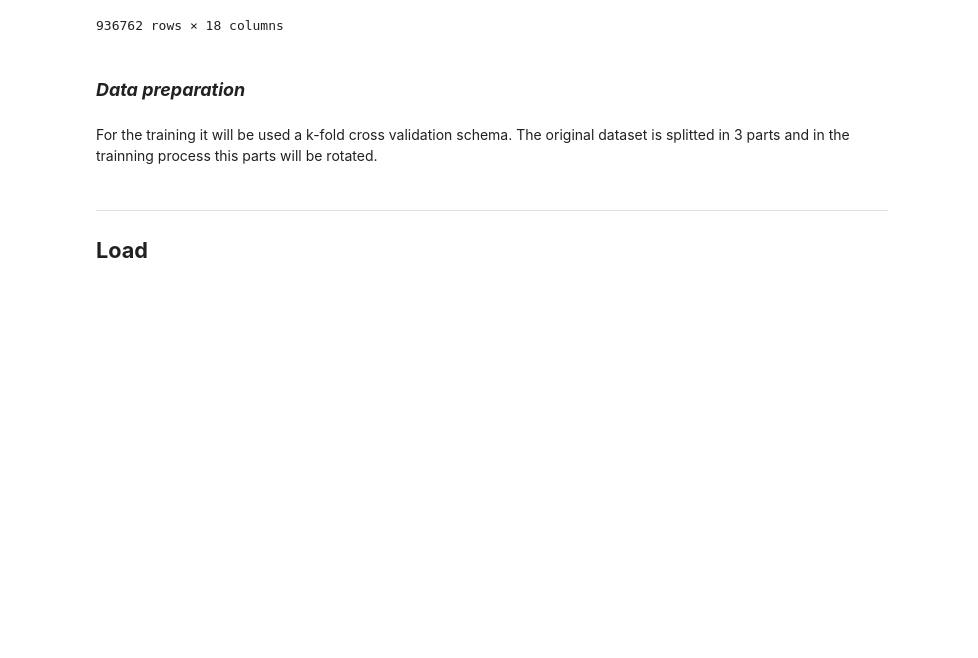
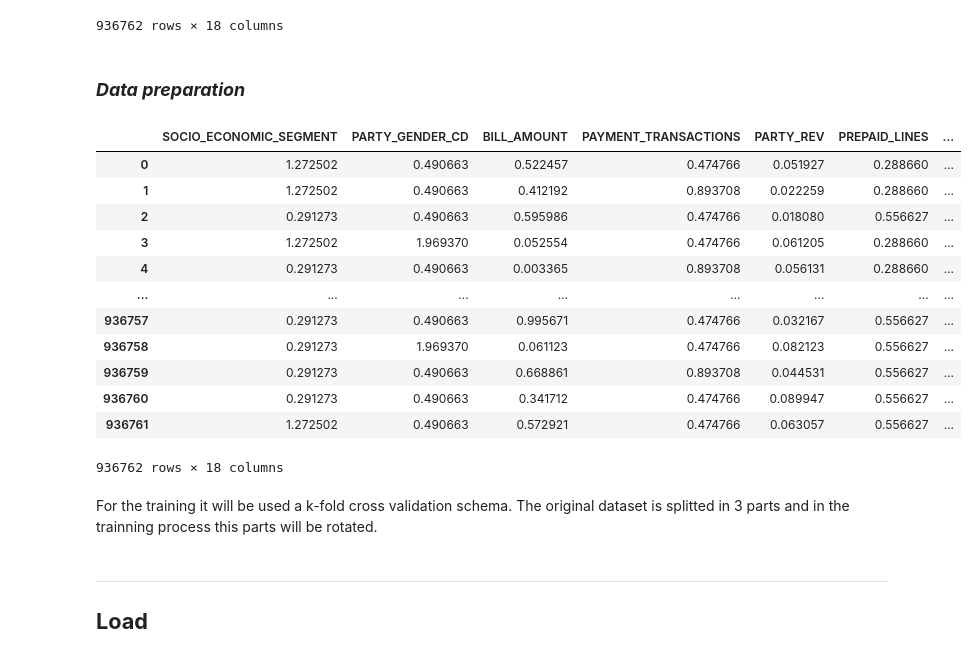
Before and after one commit to KarenRugerioA/TC3007C_AI, a Jupyter notebook: implementation/fragments/etl/etl.ipynb, the cells around one changed output. Cells and saved outputs as stored; diff of their text form; code cells hidden in the pictures; blank space fills up the shorter version.

```diff
--- a/implementation/fragments/etl/etl.ipynb
+++ b/implementation/fragments/etl/etl.ipynb
@@ -489,6 +489,24 @@ telco_customers_data
 936762 rows × 18 columns
 # %% [markdown]
 ### ***Data preparation***
+# %%
+# Shuffling the dataset to avoid any pre-order
+telco_customers_data = telco_customers_data.sample(frac = 1).reset_index(drop = True)
+telco_customers_data
+# %% [output]
+|  | SOCIO_ECONOMIC_SEGMENT | PARTY_GENDER_CD | BILL_AMOUNT | PAYMENT_TRANSACTIONS | PARTY_REV | PREPAID_LINES | ... |
+| 0 | 1.272502 | 0.490663 | 0.522457 | 0.474766 | 0.051927 | 0.288660 | ... |
+| 1 | 1.272502 | 0.490663 | 0.412192 | 0.893708 | 0.022259 | 0.288660 | ... |
+| 2 | 0.291273 | 0.490663 | 0.595986 | 0.474766 | 0.018080 | 0.556627 | ... |
+| 3 | 1.272502 | 1.969370 | 0.052554 | 0.474766 | 0.061205 | 0.288660 | ... |
+| 4 | 0.291273 | 0.490663 | 0.003365 | 0.893708 | 0.056131 | 0.288660 | ... |
+| ... | ... | ... | ... | ... | ... | ... | ... |
+| 936757 | 0.291273 | 0.490663 | 0.995671 | 0.474766 | 0.032167 | 0.556627 | ... |
+| 936758 | 0.291273 | 1.969370 | 0.061123 | 0.474766 | 0.082123 | 0.556627 | ... |
+| 936759 | 0.291273 | 0.490663 | 0.668861 | 0.893708 | 0.044531 | 0.556627 | ... |
+| 936760 | 0.291273 | 0.490663 | 0.341712 | 0.474766 | 0.089947 | 0.556627 | ... |
+| 936761 | 1.272502 | 0.490663 | 0.572921 | 0.474766 | 0.063057 | 0.556627 | ... |
+936762 rows × 18 columns
 # %%
 # k-fold cross validation separation
 no_rows_folds = int(telco_customers_data.shape[0] / 3)
```
